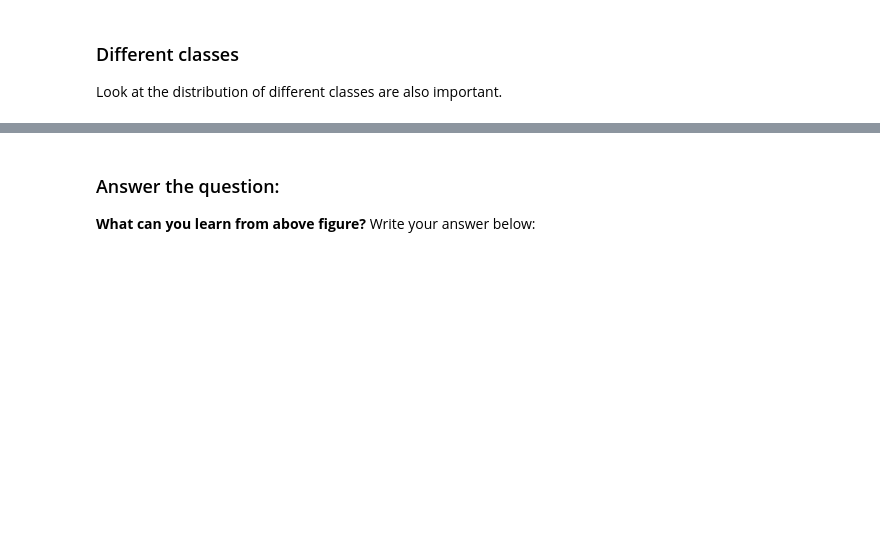
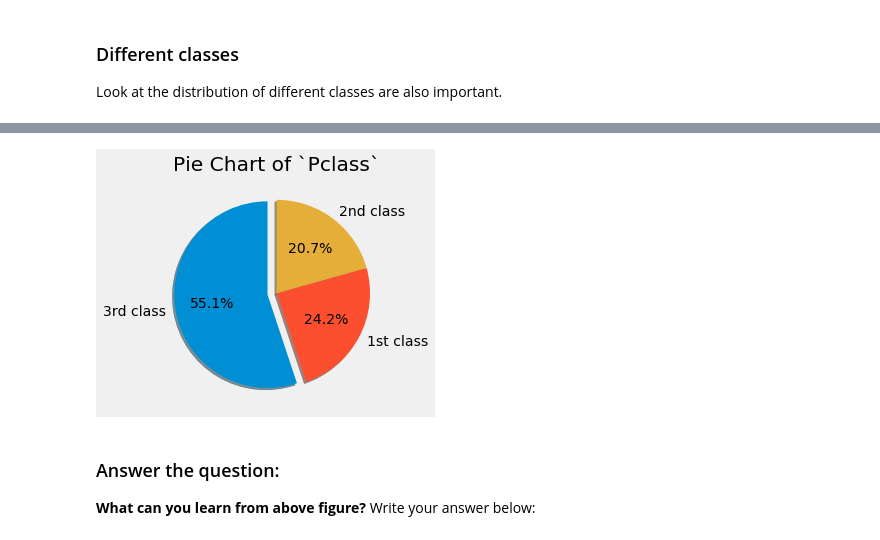
Before and after one commit to Fairfield-University-BA505/coding-assignment-part5-international-dt, a Jupyter notebook: Coding-Assignment-Part5.ipynb, the cells around one changed output, grey strips where cells are left out. Cells and saved outputs as stored; diff of their text form; code cells hidden in the pictures; blank space fills up the shorter version.

```diff
--- a/Coding-Assignment-Part5.ipynb
+++ b/Coding-Assignment-Part5.ipynb
@@ -431,3 +453,32 @@ source_data['Pclass'].value_counts().sort_index().plot(kind='pie', rot=0)
+# %%
+# Pie chart, where the slices will be ordered and plotted counter-clockwise:
+# source: https://matplotlib.org/3.1.1/gallery/pie_and_polar_charts/pie_features.html#sphx-glr-gallery-pie-and-polar-charts-pie-features-py
+# source: https://matplotlib.org/3.1.1/api/_as_gen/matplotlib.pyplot.pie.html#matplotlib.pyplot.pie
+
+# define the labels for each piece of the pie-chart based on the order or the previous codeblock (3-1-2)
+labels = '3rd class', '1st class', '2nd class'
+
+# define the sizes of the pie chart in percentages
+#sizes = [55.1, 24.2, 20.7]
+sizes = (source_data['Pclass'].value_counts()/source_data['Pclass'].shape[0]*100)
+
+# set which slice should be seperated/exploded from the other parts of the pie and how much
+explode = (0.1, 0, 0)  # only "explode" the 1st slice
+
+# Creates just a figure and only one subplot - from the matplotlib library which is a 2D plotting library
+# source: https://matplotlib.org/3.1.1/api/_as_gen/matplotlib.pyplot.subplots.html
+fig_class, ax1 = plt.subplots()
+
+# define the pie chart features, define sizes, explode, labels, autopct %, shadow, startangle
+ax1.pie(sizes, explode=explode, labels=labels, autopct='%1.1f%%', shadow=True, startangle=90)
+
+# set the title of the pie chart and the aspect ratio
+ax1.set(aspect="equal", title='Pie Chart of `Pclass`') # Equal aspect ratio ensures that pie is drawn as a circle.
+
+# Plot the Pie-chart of 'Pclass'
+plt.show()
+# %% [output]
+[figure, added]
 # %% [markdown]
 ### Answer the question:
 
```
Also changed, not shown: parts of 7 cells of this notebook.
